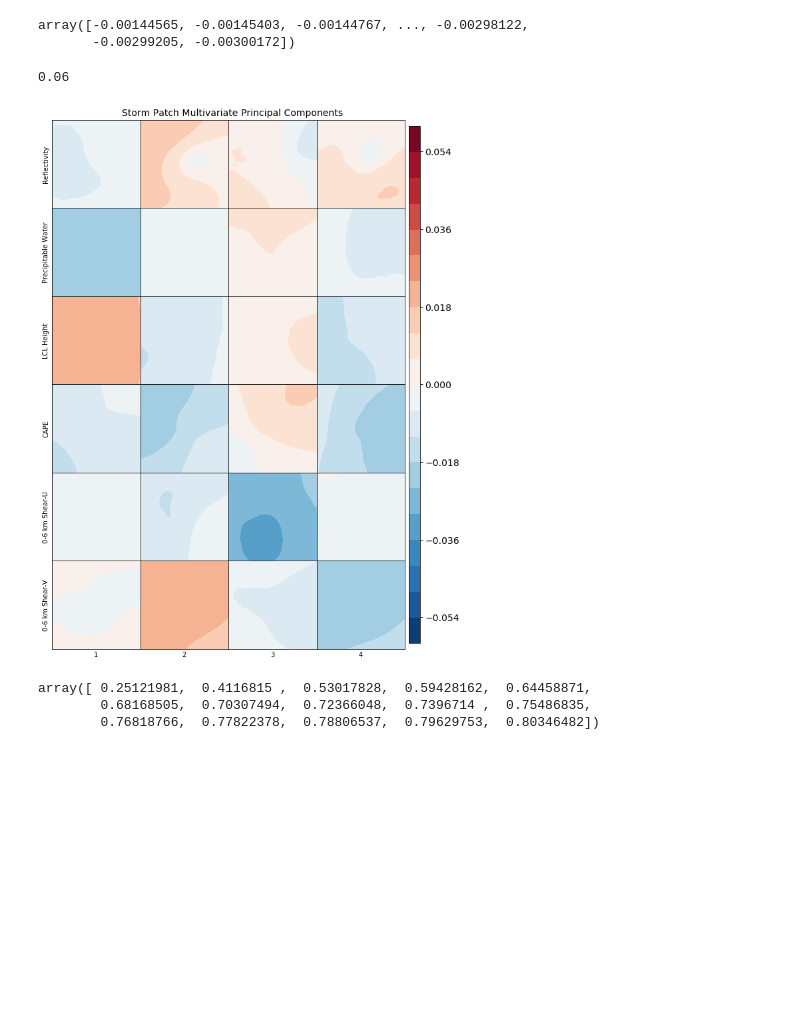
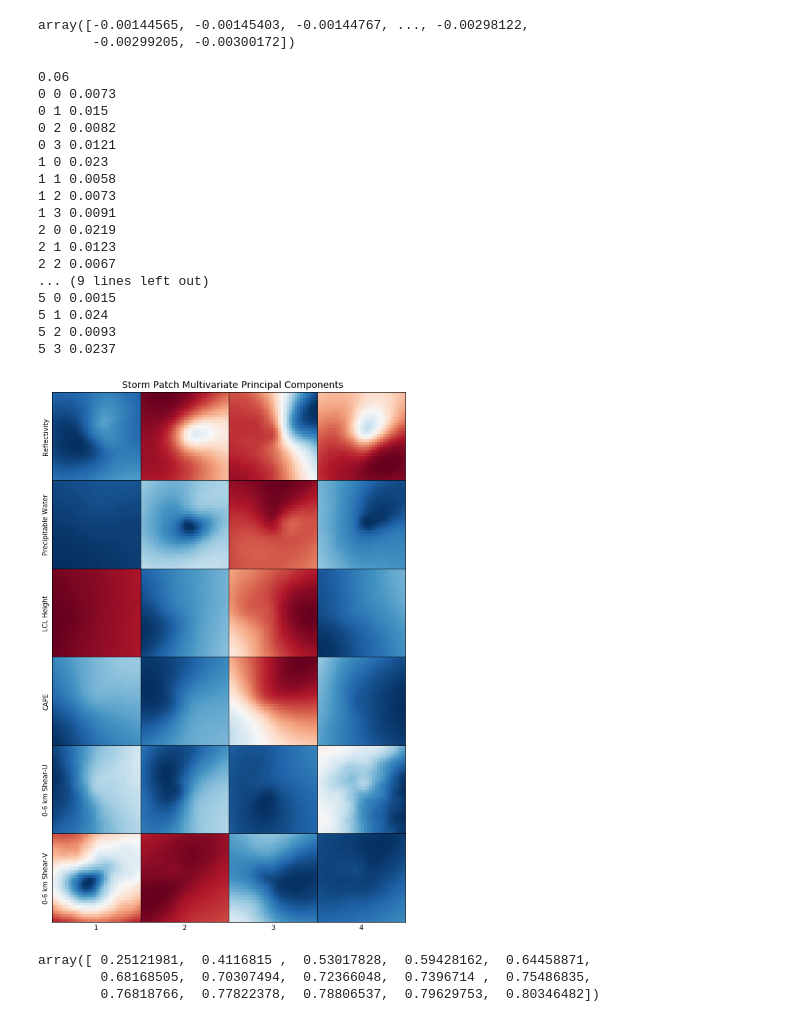
Before and after one commit to djgagne/deepsky, a Jupyter notebook: notebooks/StormPatchHail.ipynb, the cells around one changed output. Saved outputs shown, nothing was run; the diff lists cells and outputs as text; code cells hidden in the pictures; blank space fills up the shorter version.

```diff
--- a/notebooks/StormPatchHail.ipynb
+++ b/notebooks/StormPatchHail.ipynb
@@ -270,19 +276,20 @@ short_var_names = ["Reflectivity", "Precipitable Water", "LCL Height", "CAPE", "
 vis_comps = 4
 fig, axes = plt.subplots(num_vars, vis_comps, figsize=(8, 12))
 plt.subplots_adjust(0.03, 0.03, 0.95, 0.95, wspace=0, hspace=0)
-cax = fig.add_axes([0.96, 0.04, 0.03, 0.9])
+#cax = fig.add_axes([0.96, 0.04, 0.03, 0.9])
 p_ex = np.round(np.max([np.maximum(np.abs(pc_obj.components_.min()),
                                   pc_obj.components_.max()) for pc_obj in pc_objs]),2)
 for p, pc_obj in enumerate(pc_objs):
     for v in range(vis_comps):
-        cont = axes[p, v].contourf(pc_obj.components_[v].reshape(32, 32),
-                                   np.linspace(-p_ex, p_ex, 21), cmap="RdBu_r")
+        p_ex = np.round(np.max(np.abs(pc_obj.components_[v])), decimals=4)
+        cont = axes[p, v].pcolormesh(pc_obj.components_[v].reshape(32, 32),
+                                     cmap="RdBu_r", vmin=-p_ex, vmax=p_ex)
         axes[p, v].axes.get_xaxis().set_ticks([])
         axes[p, v].axes.get_yaxis().set_ticks([])
         axes[-1, v].set(xlabel=v + 1)
     axes[p, 0].set(ylabel=short_var_names[p])
-cbar = fig.colorbar(cont, cax=cax)
-cbar.ax.tick_params(labelsize=12)
+#cbar = fig.colorbar(cont, cax=cax)
+#cbar.ax.tick_params(labelsize=12)
 fig.suptitle("Storm Patch Principal Components", y=0.97, fontsize=14)
-plt.savefig("storm_patch_pca.png", dpi=250, bbox_inches="tight")
+plt.savefig("/scratch/dgagne/hail_models/storm_patch_pca.png", dpi=250, bbox_inches="tight")
 # %% [output]
@@ -327,25 +334,45 @@ array([-0.00144565, -0.00145403, -0.00144767, ..., -0.00298122,
 # %%
 vis_comps = 4
 fig, axes = plt.subplots(num_vars, vis_comps, figsize=(8, 12))
 plt.subplots_adjust(0.03, 0.03, 0.95, 0.95, wspace=0, hspace=0)
 p_ex = np.round(np.maximum(np.abs(mv_pc_obj.components_.min()), np.abs(mv_pc_obj.components_.max())), decimals=2)
 print(p_ex)
-cax = fig.add_axes([0.96, 0.04, 0.03, 0.9])
+#cax = fig.add_axes([0.96, 0.04, 0.03, 0.9])
 for p in range(mv_num_vars):
     for v in range(vis_comps):
-        cont = axes[p, v].contourf(mv_pc_obj.components_[v, 32 **2 * p: 32**2 * (p + 1)].reshape(32, 32),
-                                   np.linspace(-np.round(p_ex,2), np.round(p_ex, 2), 21), cmap="RdBu_r")
+        pc_grid = mv_pc_obj.components_[v, 32 **2 * p: 32**2 * (p + 1)].reshape(32, 32)
+        p_ex = np.round(np.max(np.abs(pc_grid)), decimals=4)
+        print(p, v, p_ex)
+        cont = axes[p, v].pcolormesh(pc_grid,
+                                   #np.linspace(-np.round(p_ex,2), np.round(p_ex, 2), 51), cmap="RdBu_r")
+                                     vmin=-p_ex, vmax=p_ex, cmap="RdBu_r")
         axes[p, v].axes.get_xaxis().set_ticks([])
         axes[p, v].axes.get_yaxis().set_ticks([])
         axes[-1, v].set(xlabel=v + 1)
     axes[p, 0].set(ylabel=short_var_names[p])
-cbar = fig.colorbar(cont, cax=cax)
-cbar.ax.tick_params(labelsize=14)
+#cbar = fig.colorbar(cont, cax=cax)
+#cbar.ax.tick_params(labelsize=14)
 fig.suptitle("Storm Patch Multivariate Principal Components", y=0.97, fontsize=14)
-plt.savefig("storm_patch_mv_pca.png", dpi=250, bbox_inches="tight")
+plt.savefig("/scratch/dgagne/hail_models/storm_patch_mv_pca.png", dpi=250, bbox_inches="tight")
 # %% [output]
 0.06
+0 0 0.0073
+0 1 0.015
+0 2 0.0082
+0 3 0.0121
+1 0 0.023
+1 1 0.0058
+1 2 0.0073
+1 3 0.0091
+2 0 0.0219
+2 1 0.0123
+2 2 0.0067
+... (9 lines left out)
+5 0 0.0015
+5 1 0.024
+5 2 0.0093
+5 3 0.0237
-[figure, old version]
+[figure, new version]
 # %%
 with open("/scratch/dgagne/hail_models/mv_pc_obj.pkl", "wb") as mv_pc_file:
     pickle.dump(mv_pc_obj, mv_pc_file, protocol=pickle.HIGHEST_PROTOCOL)
```
Also changed, not shown: parts of 18 cells of this notebook.
